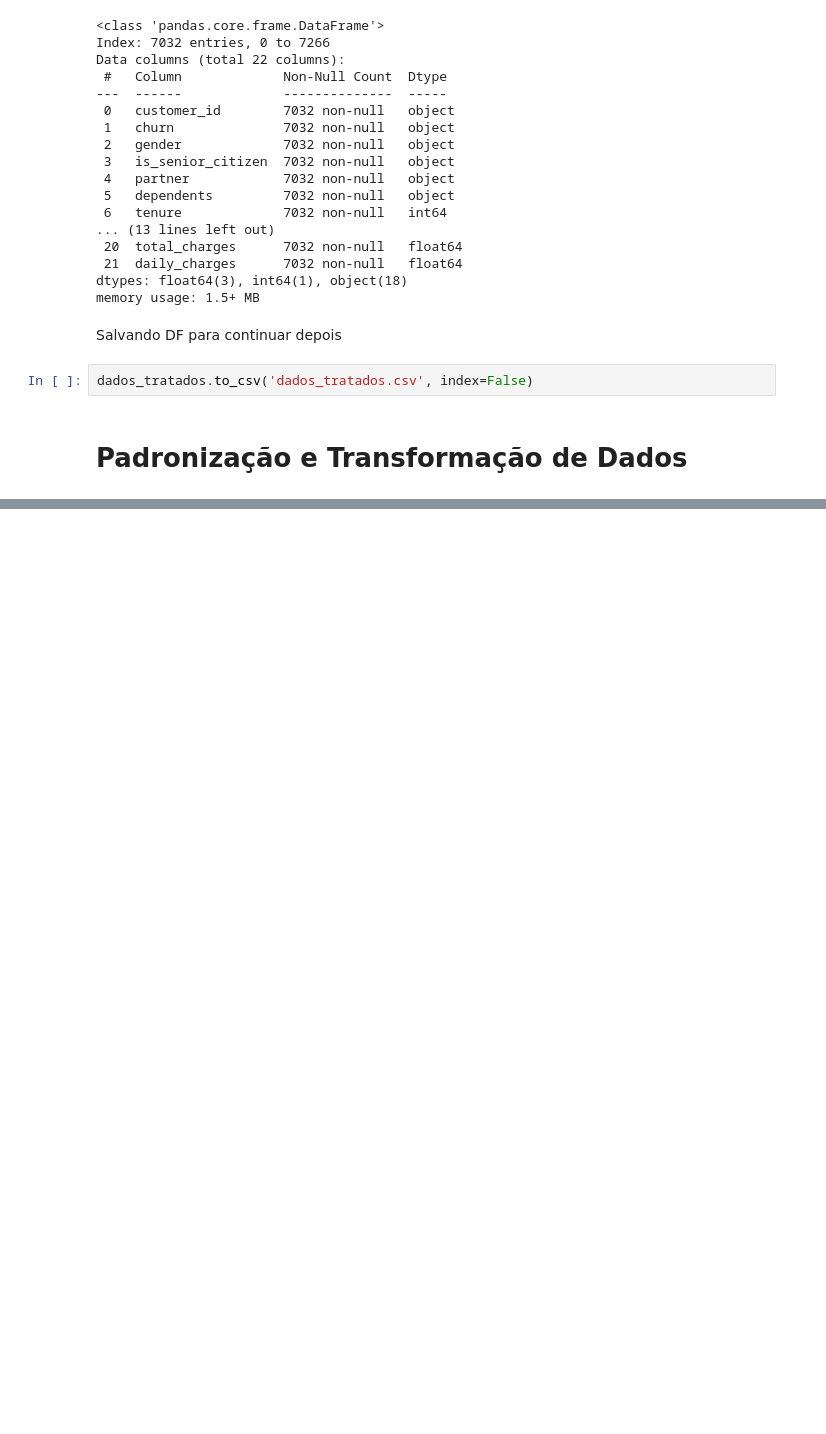
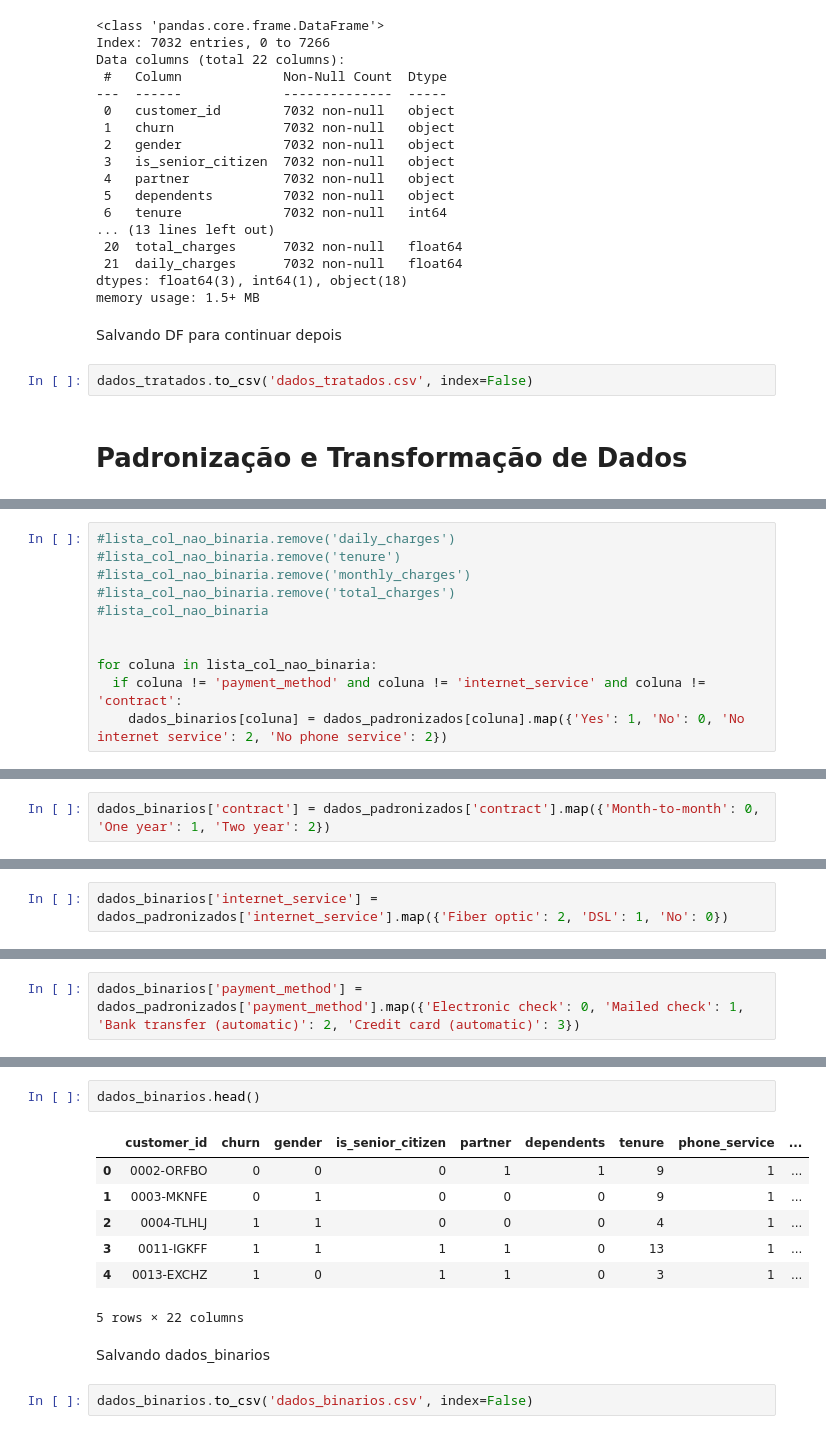
Before and after one commit to mmnasciment/TelecomX_CustomersChurn, a Jupyter notebook: TelecomX.ipynb, the cells around one changed output, grey strips where cells are left out. Drawn from its saved outputs; the diff is of its cells as text; blank space fills up the shorter version.

```diff
--- a/TelecomX.ipynb
+++ b/TelecomX.ipynb
@@ -441,0 +533,11 @@ Binarização de colunas binárias. Sim = 1, Não = 0
+# %%
+#lista_col_nao_binaria.remove('daily_charges')
+#lista_col_nao_binaria.remove('tenure')
+#lista_col_nao_binaria.remove('monthly_charges')
+#lista_col_nao_binaria.remove('total_charges')
+#lista_col_nao_binaria
+
+
+for coluna in lista_col_nao_binaria:
+  if coluna != 'payment_method' and coluna != 'internet_service' and coluna != 'contract':
+    dados_binarios[coluna] = dados_padronizados[coluna].map({'Yes': 1, 'No': 0, 'No internet service': 2, 'No phone service': 2})
@@ -441,0 +548,2 @@ Binarização de colunas binárias. Sim = 1, Não = 0
+# %%
+dados_binarios['contract'] = dados_padronizados['contract'].map({'Month-to-month': 0, 'One year': 1, 'Two year': 2})
@@ -441,0 +552,2 @@ Binarização de colunas binárias. Sim = 1, Não = 0
+# %%
+dados_binarios['internet_service'] = dados_padronizados['internet_service'].map({'Fiber optic': 2, 'DSL': 1, 'No': 0})
@@ -441,0 +556,2 @@ Binarização de colunas binárias. Sim = 1, Não = 0
+# %%
+dados_binarios['payment_method'] = dados_padronizados['payment_method'].map({'Electronic check': 0, 'Mailed check': 1, 'Bank transfer (automatic)': 2, 'Credit card (automatic)': 3})
@@ -441,0 +580,14 @@ Binarização de colunas binárias. Sim = 1, Não = 0
+# %%
+dados_binarios.head()
+# %% [output]
+|  | customer_id | churn | gender | is_senior_citizen | partner | dependents | tenure | phone_service | ... |
+| 0 | 0002-ORFBO | 0 | 0 | 0 | 1 | 1 | 9 | 1 | ... |
+| 1 | 0003-MKNFE | 0 | 1 | 0 | 0 | 0 | 9 | 1 | ... |
+| 2 | 0004-TLHLJ | 1 | 1 | 0 | 0 | 0 | 4 | 1 | ... |
+| 3 | 0011-IGKFF | 1 | 1 | 1 | 1 | 0 | 13 | 1 | ... |
+| 4 | 0013-EXCHZ | 1 | 0 | 1 | 1 | 0 | 3 | 1 | ... |
+5 rows × 22 columns
+# %% [markdown]
+Salvando dados_binarios
+# %%
+dados_binarios.to_csv('dados_binarios.csv', index=False)
```
Also changed, not shown: parts of 17 cells of this notebook, 1 other file.
